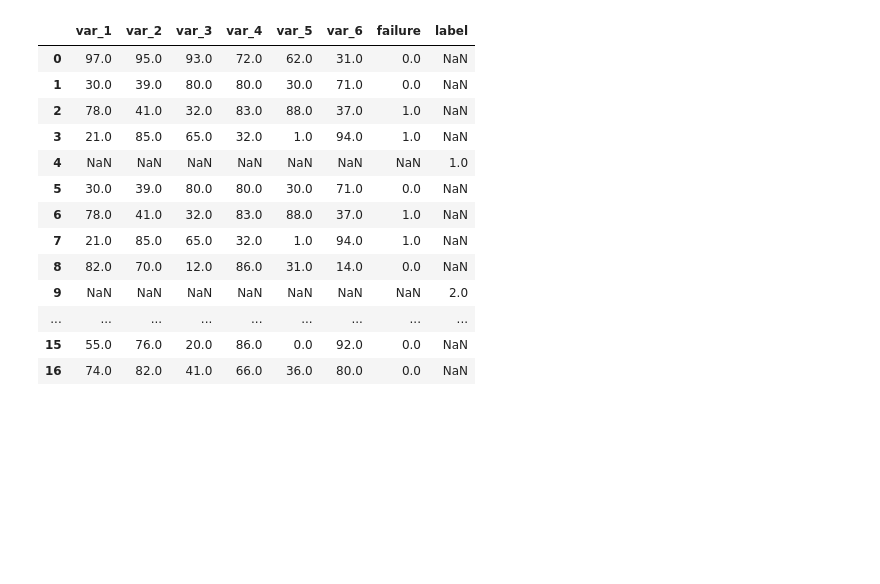
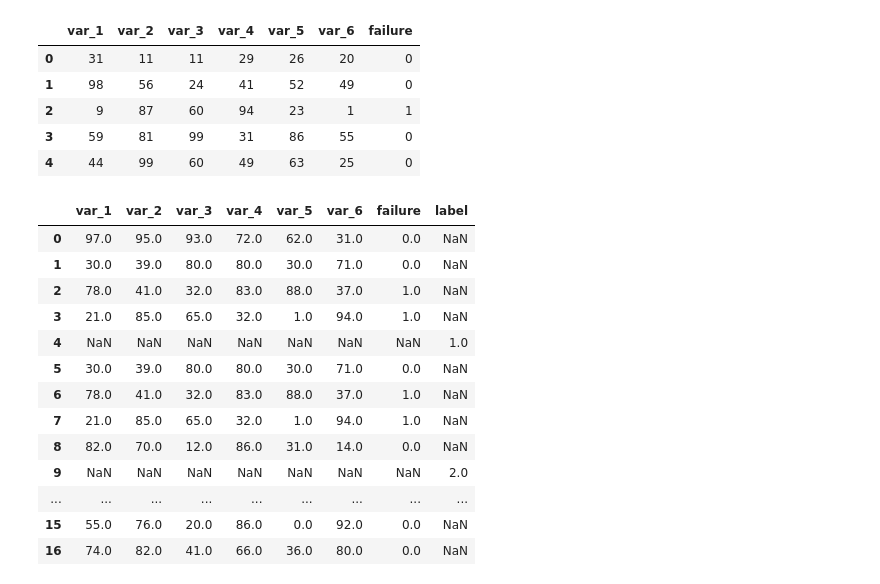
Before and after one commit to reyejoe/predictive-maintenance, a Jupyter notebook: 01-Anomaly-Detection/a_random_dataset.ipynb, the cells around one changed output. Drawn from its saved outputs; the diff is of its cells as text; code cells hidden in the pictures; blank space fills up the shorter version.

```diff
--- a/01-Anomaly-Detection/a_random_dataset.ipynb
+++ b/01-Anomaly-Detection/a_random_dataset.ipynb
@@ -12,6 +12,15 @@ df.columns = [ 'var_' + str(i) for i in range(1, 7) ] + ['failure']
 # %%
 # random value between 0 and 1 with chance of 0.1 of being 1
 df['failure'] = np.random.binomial(1, 0.1, size=10000)
+# %%
+df.head()
+# %% [output]
+|  | var_1 | var_2 | var_3 | var_4 | var_5 | var_6 | failure |
+| 0 | 31 | 11 | 11 | 29 | 26 | 20 | 0 |
+| 1 | 98 | 56 | 24 | 41 | 52 | 49 | 0 |
+| 2 | 9 | 87 | 60 | 94 | 23 | 1 | 1 |
+| 3 | 59 | 81 | 99 | 31 | 86 | 55 | 0 |
+| 4 | 44 | 99 | 60 | 49 | 63 | 25 | 0 |
 # %%
 # when failure is 1, select 2 rows before and 1 after and save them to a new dataframe
 
```
